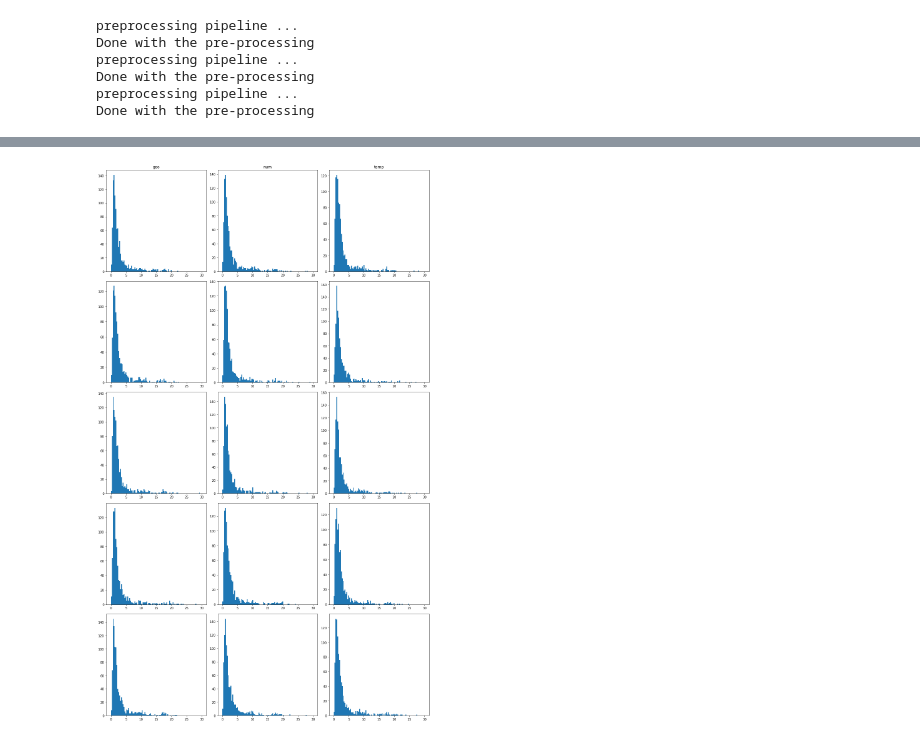
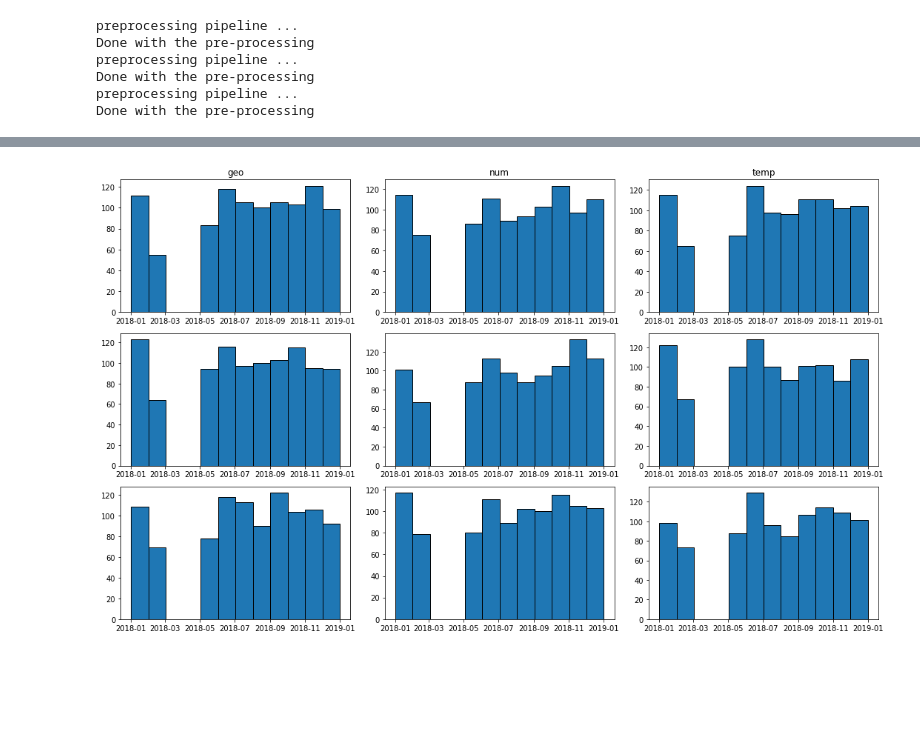
Before and after one commit to vis-au/prosample, a Jupyter notebook: server/pipeline/figures.ipynb, the cells around one changed output, grey strips where cells are left out. Saved outputs shown, nothing was run; the diff lists cells and outputs as text; code cells hidden in the pictures; blank space fills up the shorter version.

Commit message:
add functions for plotting hist/geo/boxplot of 3 pipelines

```diff
--- a/server/pipeline/figures.ipynb
+++ b/server/pipeline/figures.ipynb
@@ -192,55 +196,91 @@ Done with the pre-processing
 # %%
 import pandas as pd
 import numpy as np
 import matplotlib.pyplot as plt
 
-columns = ["tripID", "tpep_pickup_datetime", "tpep_dropoff_datetime", "passenger_count", "trip_distance", "RatecodeID", "PULocationID", "DOLocationID", "payment_type", "fare_amount", "extra", "mta_tax", "tip_amount", "tolls_amount", "improvement_surcharge", "total_amount", "PURepresentativeX", "PURepresentativeY", "DORepresentativeX", "DORepresentativeY"]
 
-def plot_geo_hexbin(sample_df: pd.DataFrame, ax: plt):
+def geo_hexbin(sample_df: pd.DataFrame, ax: plt):
   ax.hexbin(
     x=sample_df["PURepresentativeX"],
     y=sample_df["PURepresentativeY"],
     bins="log",
     mincnt=1,
     gridsize=100,
     extent=[-74.05, -73.7, 40.6, 40.85]
   )
 
-def plot_time_hist(sample_df: pd.DataFrame, ax: plt):
-  n_bins = 12
-
+def hist(sample_df: pd.Series, value_range: tuple, n_bins, ax: plt):
   ax.hist(
-    pd.to_datetime(sample_df["tpep_pickup_datetime"]),
+    sample_df,
     bins=n_bins,
-    range=('2018-01-01 00:00:00', '2018-12-31 23:59:59')
+    range=value_range,
+    edgecolor='black',
+    linewidth=1
   )
 
-def plot_distance_hist(sample_df: pd.DataFrame, ax: plt):
+def boxplot(sample_df: pd.DataFrame, ax: plt):
   n_bins = 100
-  ax.hist(
-    sample_df["trip_distance"],
-    bins=n_bins,
-    range=(0, 30)
+  ax.boxplot(
+    sample_df
   )
 
 
-n_chunks = 5
-fig, ax = plt.subplots(n_chunks, 3, figsize=(15, 25))
+columns = ["tripID", "VendorID", "tpep_pickup_datetime", "tpep_dropoff_datetime", "passenger_count", "trip_distance", "RatecodeID", "PULocationID", "DOLocationID", "payment_type", "fare_amount", "extra", "mta_tax", "tip_amount", "tolls_amount", "improvement_surcharge", "total_amount", "PURepresentativeX", "PURepresentativeY", "DORepresentativeX", "DORepresentativeY"]
 
-for i in range(n_chunks):
-  chunk_geo = pd.DataFrame(pipeline1.get_next_chunk(), columns=columns)
-  chunk_num = pd.DataFrame(pipeline2.get_next_chunk(), columns=columns)
-  chunk_temp = pd.DataFrame(pipeline3.get_next_chunk(), columns=columns)
+def plot_geo():
+  fig, ax = plt.subplots(n_chunks, 3, figsize=(15, n_chunks * 5))
+  for i in range(n_chunks):
+    chunk_geo = pd.DataFrame(pipeline1.get_next_chunk(), columns=columns)
+    chunk_num = pd.DataFrame(pipeline2.get_next_chunk(), columns=columns)
+    chunk_temp = pd.DataFrame(pipeline3.get_next_chunk(), columns=columns)
 
-  plot_distance_hist(chunk_geo, ax[i][0])
-  plot_distance_hist(chunk_num, ax[i][1])
-  plot_distance_hist(chunk_temp, ax[i][2])
+    geo_hexbin(chunk_geo, ax[i][0])
+    geo_hexbin(chunk_num, ax[i][1])
+    geo_hexbin(chunk_temp, ax[i][2])
+
+  for ax_, col in zip(ax[0], ["geo", "num", "temp"]):
+    ax_.set_title(col)
+
+  plt.tight_layout()
+  plt.show()
+
+def plot_boxplot(attr: str):
+  fig, ax = plt.subplots(n_chunks, 1, figsize=(5, n_chunks * 3))
+
+  for i in range(n_chunks):
+    ax[i].set_title(f"chunk {i}")
+
+    df = pd.DataFrame()
+    df["geo"] = pd.DataFrame(pipeline1.get_next_chunk(), columns=columns)[attr]
+    df["num"] = pd.DataFrame(pipeline2.get_next_chunk(), columns=columns)[attr]
+    df["temp"] = pd.DataFrame(pipeline3.get_next_chunk(), columns=columns)[attr]
+
+    boxplot(df, ax[i])
+  plt.tight_layout()
+  plt.show()
 
 
-for ax_, col in zip(ax[0], ["geo", "num", "temp"]):
-  ax_.set_title(col)
+def plot_time_hist(attr: str):
+  fig, ax = plt.subplots(n_chunks, 3, figsize=(15, n_chunks * 3))
+  for i in range(n_chunks):
+    chunk_geo = pd.to_datetime(pd.DataFrame(pipeline1.get_next_chunk(), columns=columns)[attr])
+    chunk_num = pd.to_datetime(pd.DataFrame(pipeline2.get_next_chunk(), columns=columns)[attr])
+    chunk_temp = pd.to_datetime(pd.DataFrame(pipeline3.get_next_chunk(), columns=columns)[attr])
 
-plt.tight_layout()
-plt.show()
+    hist(chunk_geo, ("2018-01-01 00:00:00", "2018-12-31 23:59:59"), 12, ax[i][0])
+    hist(chunk_num, ("2018-01-01 00:00:00", "2018-12-31 23:59:59"), 12, ax[i][1])
+    hist(chunk_temp, ("2018-01-01 00:00:00", "2018-12-31 23:59:59"), 12, ax[i][2])
+
+  for ax_, col in zip(ax[0], ["geo", "num", "temp"]):
+    ax_.set_title(col)
+
+  plt.tight_layout()
+  plt.show()
+
+
+n_chunks = 3
+plot_time_hist("tpep_pickup_datetime")
+plot_boxplot("tpep_pickup_datetime")
+plot_geo()
 # %% [output]
-[figure, old version]
+[figure, new version]
```
Also changed, not shown: parts of 3 cells of this notebook.
